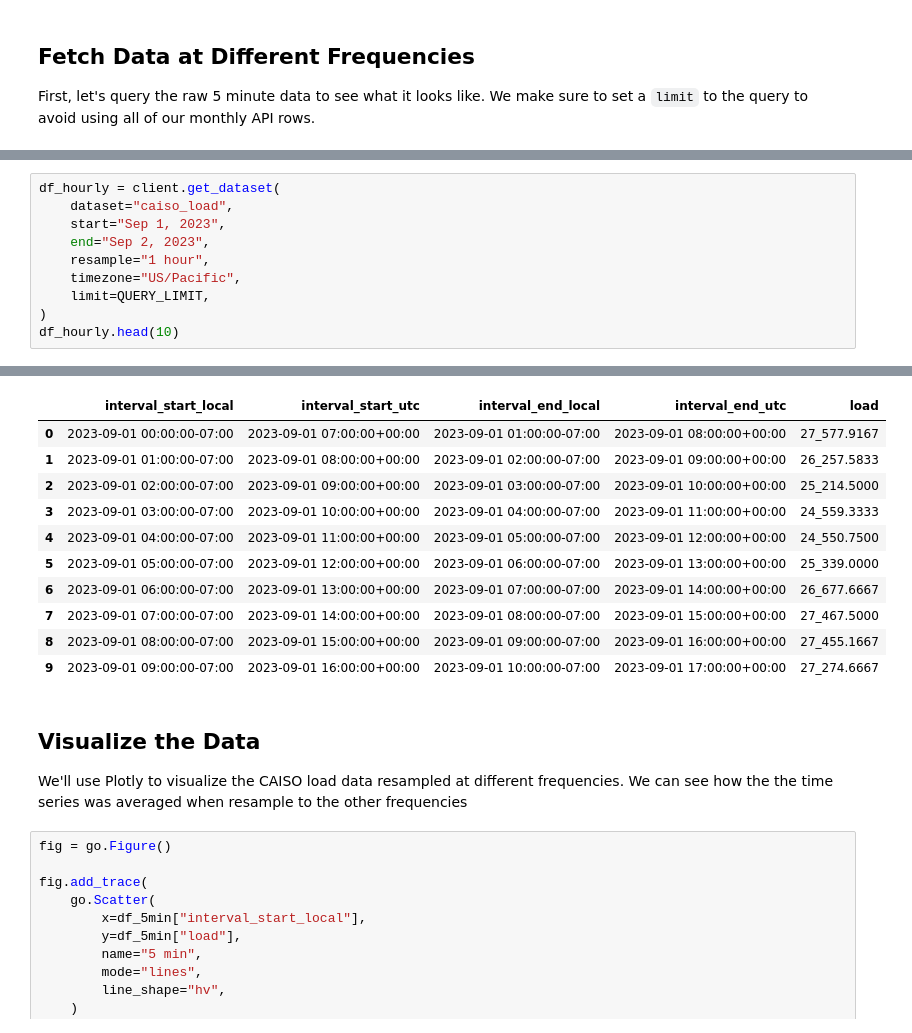
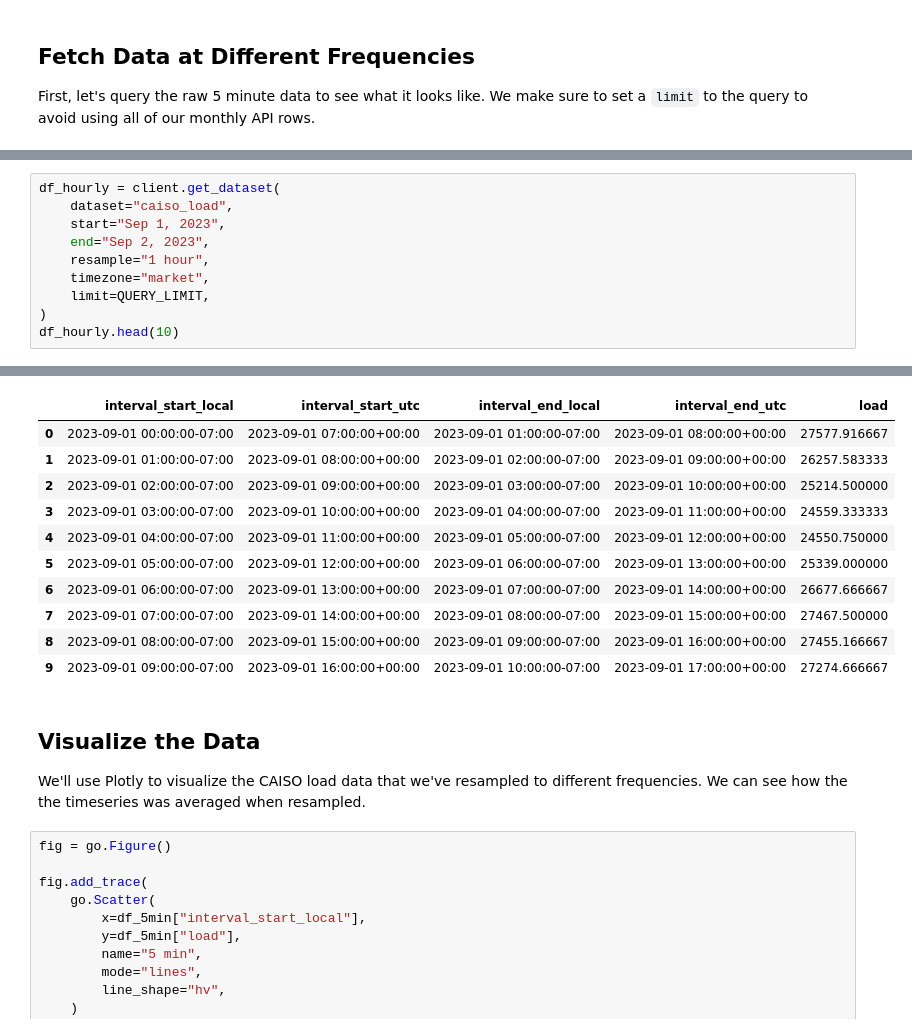
Before and after one commit to gridstatus/gridstatusio, a Jupyter notebook: Examples/6. Resampling Data.ipynb, the cells around one changed output, grey strips where cells are left out. Cells and saved outputs as stored; diff of their text form.

```diff
--- a/Examples/Resample Data.ipynb
+++ b/Examples/6. Resampling Data.ipynb
@@ -95,7 +97,7 @@ df_hourly = client.get_dataset(
     start="Sep 1, 2023",
     end="Sep 2, 2023",
     resample="1 hour",
-    timezone="US/Pacific",
+    timezone="market",
     limit=QUERY_LIMIT,
 )
 df_hourly.head(10)
@@ -107,18 +111,18 @@ Total number of rows: 24
 |  | interval_start_local | interval_start_utc | interval_end_local | interval_end_utc | load |
-| 0 | 2023-09-01 00:00:00-07:00 | 2023-09-01 07:00:00+00:00 | 2023-09-01 01:00:00-07:00 | 2023-09-01 08:00:00+00:00 | 27_577.9167 |
-| 1 | 2023-09-01 01:00:00-07:00 | 2023-09-01 08:00:00+00:00 | 2023-09-01 02:00:00-07:00 | 2023-09-01 09:00:00+00:00 | 26_257.5833 |
-| 2 | 2023-09-01 02:00:00-07:00 | 2023-09-01 09:00:00+00:00 | 2023-09-01 03:00:00-07:00 | 2023-09-01 10:00:00+00:00 | 25_214.5000 |
-| 3 | 2023-09-01 03:00:00-07:00 | 2023-09-01 10:00:00+00:00 | 2023-09-01 04:00:00-07:00 | 2023-09-01 11:00:00+00:00 | 24_559.3333 |
-| 4 | 2023-09-01 04:00:00-07:00 | 2023-09-01 11:00:00+00:00 | 2023-09-01 05:00:00-07:00 | 2023-09-01 12:00:00+00:00 | 24_550.7500 |
-| 5 | 2023-09-01 05:00:00-07:00 | 2023-09-01 12:00:00+00:00 | 2023-09-01 06:00:00-07:00 | 2023-09-01 13:00:00+00:00 | 25_339.0000 |
-| 6 | 2023-09-01 06:00:00-07:00 | 2023-09-01 13:00:00+00:00 | 2023-09-01 07:00:00-07:00 | 2023-09-01 14:00:00+00:00 | 26_677.6667 |
-| 7 | 2023-09-01 07:00:00-07:00 | 2023-09-01 14:00:00+00:00 | 2023-09-01 08:00:00-07:00 | 2023-09-01 15:00:00+00:00 | 27_467.5000 |
-| 8 | 2023-09-01 08:00:00-07:00 | 2023-09-01 15:00:00+00:00 | 2023-09-01 09:00:00-07:00 | 2023-09-01 16:00:00+00:00 | 27_455.1667 |
-| 9 | 2023-09-01 09:00:00-07:00 | 2023-09-01 16:00:00+00:00 | 2023-09-01 10:00:00-07:00 | 2023-09-01 17:00:00+00:00 | 27_274.6667 |
+| 0 | 2023-09-01 00:00:00-07:00 | 2023-09-01 07:00:00+00:00 | 2023-09-01 01:00:00-07:00 | 2023-09-01 08:00:00+00:00 | 27577.916667 |
+| 1 | 2023-09-01 01:00:00-07:00 | 2023-09-01 08:00:00+00:00 | 2023-09-01 02:00:00-07:00 | 2023-09-01 09:00:00+00:00 | 26257.583333 |
+| 2 | 2023-09-01 02:00:00-07:00 | 2023-09-01 09:00:00+00:00 | 2023-09-01 03:00:00-07:00 | 2023-09-01 10:00:00+00:00 | 25214.500000 |
+| 3 | 2023-09-01 03:00:00-07:00 | 2023-09-01 10:00:00+00:00 | 2023-09-01 04:00:00-07:00 | 2023-09-01 11:00:00+00:00 | 24559.333333 |
+| 4 | 2023-09-01 04:00:00-07:00 | 2023-09-01 11:00:00+00:00 | 2023-09-01 05:00:00-07:00 | 2023-09-01 12:00:00+00:00 | 24550.750000 |
+| 5 | 2023-09-01 05:00:00-07:00 | 2023-09-01 12:00:00+00:00 | 2023-09-01 06:00:00-07:00 | 2023-09-01 13:00:00+00:00 | 25339.000000 |
+| 6 | 2023-09-01 06:00:00-07:00 | 2023-09-01 13:00:00+00:00 | 2023-09-01 07:00:00-07:00 | 2023-09-01 14:00:00+00:00 | 26677.666667 |
+| 7 | 2023-09-01 07:00:00-07:00 | 2023-09-01 14:00:00+00:00 | 2023-09-01 08:00:00-07:00 | 2023-09-01 15:00:00+00:00 | 27467.500000 |
+| 8 | 2023-09-01 08:00:00-07:00 | 2023-09-01 15:00:00+00:00 | 2023-09-01 09:00:00-07:00 | 2023-09-01 16:00:00+00:00 | 27455.166667 |
+| 9 | 2023-09-01 09:00:00-07:00 | 2023-09-01 16:00:00+00:00 | 2023-09-01 10:00:00-07:00 | 2023-09-01 17:00:00+00:00 | 27274.666667 |
 # %% [markdown]
 ## Visualize the Data
 
-We'll use Plotly to visualize the CAISO load data resampled at different frequencies. We can see how the the time series was averaged when resample to the other frequencies
+We'll use Plotly to visualize the CAISO load data that we've resampled to different frequencies. We can see how the the timeseries was averaged when resampled.
 # %%
 fig = go.Figure()
 
```
Also changed, not shown: parts of 18 cells of this notebook, 2 other files.
